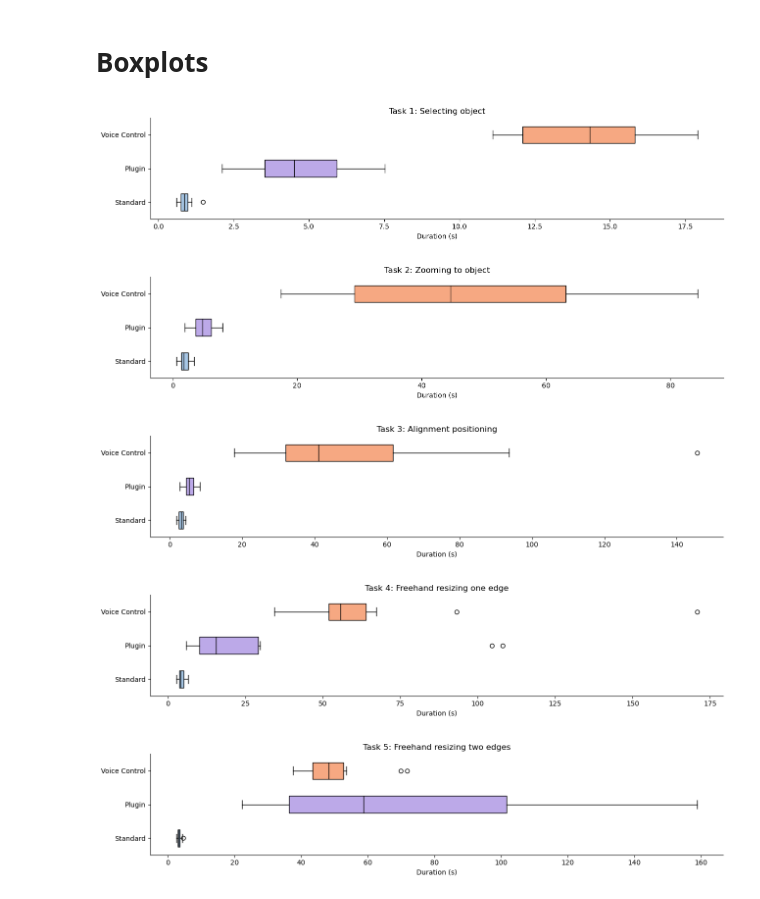
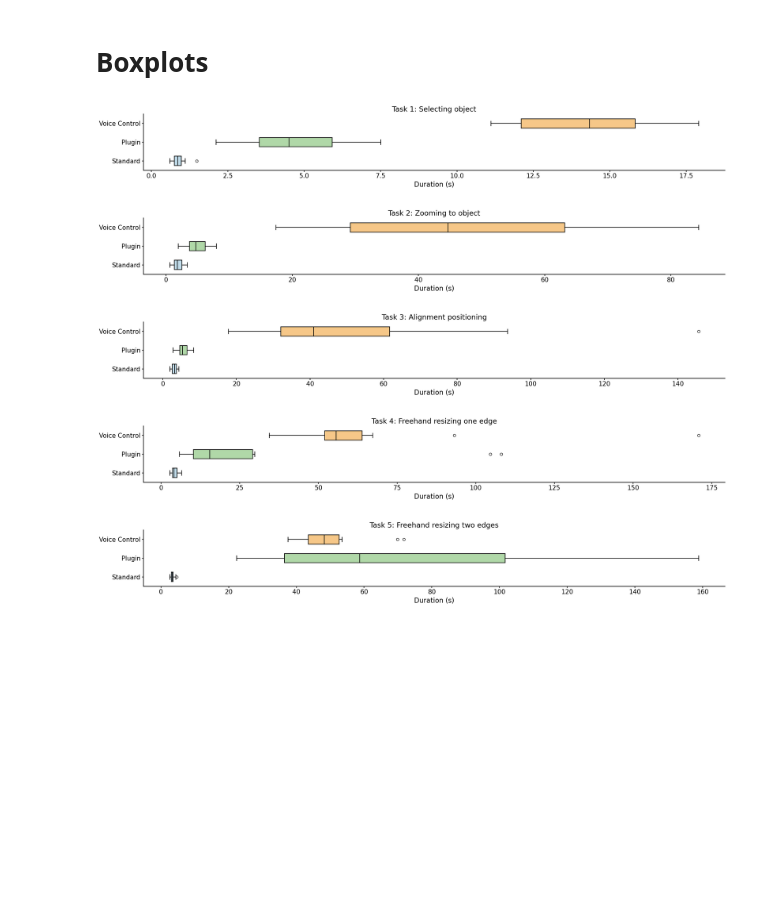
Before and after one commit to marcitt/design-accessibility-tools, a Jupyter notebook: 5-Evaluation/Quantitative_Analysis/descriptive_statistics_task_completion_time.ipynb, the cells around one changed output. Saved outputs shown, nothing was run; the diff lists cells and outputs as text; code cells hidden in the pictures; blank space fills up the shorter version.

```diff
--- a/5-Evaluation/Quantitative_Analysis/descriptive_statistics_task_completion_time.ipynb
+++ b/5-Evaluation/Quantitative_Analysis/descriptive_statistics_task_completion_time.ipynb
@@ -97,45 +97,73 @@ XTICK_LABELS = {
     "voice control": "Voice Control",
 }
 
 BOX_COLORS = {
-    "standard": "#a8c8e7",
-    "plugin": "#bca9e8",
-    "voice control": "#f6a882",
+    "standard": "#C1DCEA",
+    "voice control": "#F6C788",
+    "plugin": "#B0D8A8",
 }
 
-def plot_task_boxplot(task_df, task_title):
+# OUTPUT_DIR = "/Users/marci/Documents/GitHub/speech-for-vector-design-study/images/results"
+
+LINE_WIDTH = 1.5
+FONT_SIZE = 16
+FONT_WEIGHT = "medium"  # options: "medium", "semibold", "bold"
+
+def plot_task_boxplot(task_df, task_title, task_num):
     values_per_mode = []
     for mode in COLUMN_ORDER:
         mode_values = task_df.loc[task_df["input_type"] == mode, "duration"].values
         values_per_mode.append(mode_values)
 
-    fig, ax = plt.subplots(figsize=(13, 3))
-    boxplot_result = ax.boxplot(values_per_mode, patch_artist=True, widths=0.5, vert=False)
+    fig, ax = plt.subplots(figsize=(21, 3))
+    boxplot_result = ax.boxplot(
+        values_per_mode,
+        patch_artist=True,
+        widths=0.5,
+        vert=False,
+        boxprops=dict(linewidth=LINE_WIDTH),
+        whiskerprops=dict(linewidth=LINE_WIDTH),
+        capprops=dict(linewidth=LINE_WIDTH),
+        medianprops=dict(linewidth=LINE_WIDTH),
+    )
 
     for box_patch, mode in zip(boxplot_result["boxes"], COLUMN_ORDER):
         box_patch.set_facecolor(BOX_COLORS[mode])
         box_patch.set_alpha(1)
     for median_line in boxplot_result["medians"]:
         median_line.set_color("black")
 
     display_labels = []
     for mode in COLUMN_ORDER:
         display_labels.append(XTICK_LABELS[mode])
-    ax.set_yticklabels(display_labels)
-    ax.set_xlabel("Duration (s)")
-    ax.set_title(task_title)
+    ax.set_yticklabels(display_labels, fontsize=FONT_SIZE, fontweight=FONT_WEIGHT)
+    ax.set_xlabel("Duration (s)", fontsize=FONT_SIZE, fontweight=FONT_WEIGHT)
+    ax.set_title(task_title, fontsize=FONT_SIZE + 1, fontweight=FONT_WEIGHT)
+
+    # thicken the remaining visible spines (bottom + left) and tick marks
     ax.spines[["top", "right"]].set_visible(False)
+    for spine in ["bottom", "left"]:
+        ax.spines[spine].set_linewidth(LINE_WIDTH)
+    ax.tick_params(axis="both", width=LINE_WIDTH, labelsize=FONT_SIZE - 1)
+
+    # bold/semibold the tick label text itself (numbers + condition names)
+    plt.setp(ax.get_xticklabels(), fontweight=FONT_WEIGHT)
+    plt.setp(ax.get_yticklabels(), fontweight=FONT_WEIGHT)
 
     plt.tight_layout()
+
+    # save_path = f"{OUTPUT_DIR}/task_{task_num}_boxplot.png"
+    # plt.savefig(save_path, dpi=300, bbox_inches="tight")
     plt.show()
+    plt.close(fig)
 
 
 for task_num, task_label in TASK_NAME_MAP.items():
     task_df = df[df["task"] == task_num]
-    plot_task_boxplot(task_df, task_label)
+    plot_task_boxplot(task_df, task_label, task_num)
 # %% [output]
-[figure, old version]
+[figure, new version]
-[figure, old version]
+[figure, new version]
-[figure, old version]
+[figure, new version]
-[figure, old version]
+[figure, new version]
-[figure, old version]
+[figure, new version]
```
Also changed, not shown: parts of 1 cell of this notebook, 3 other files.
